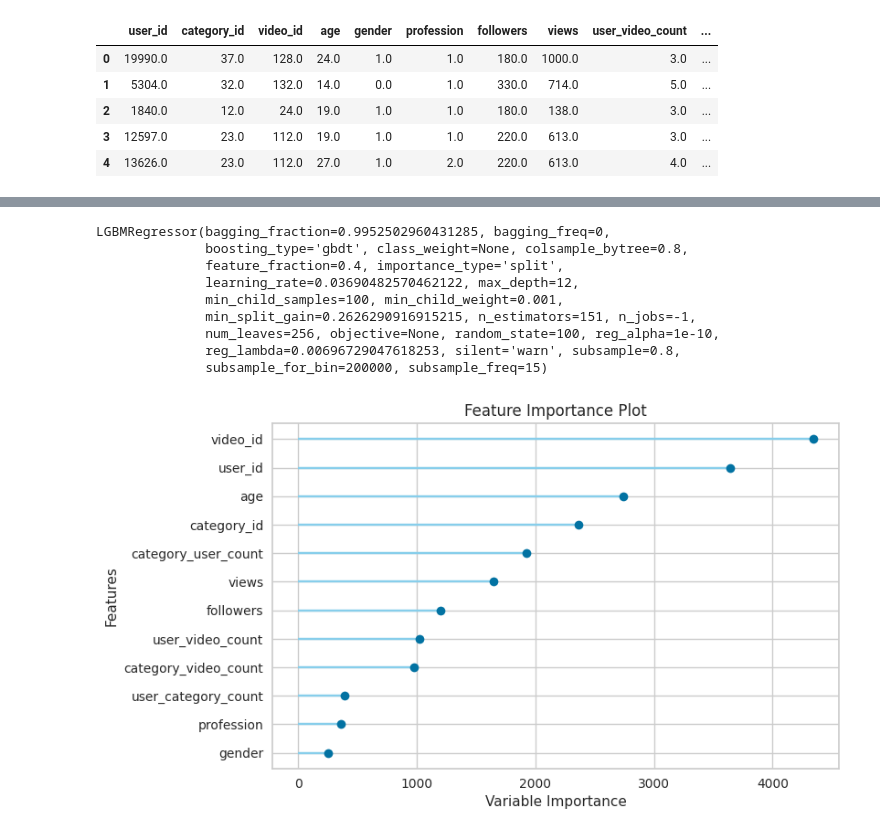
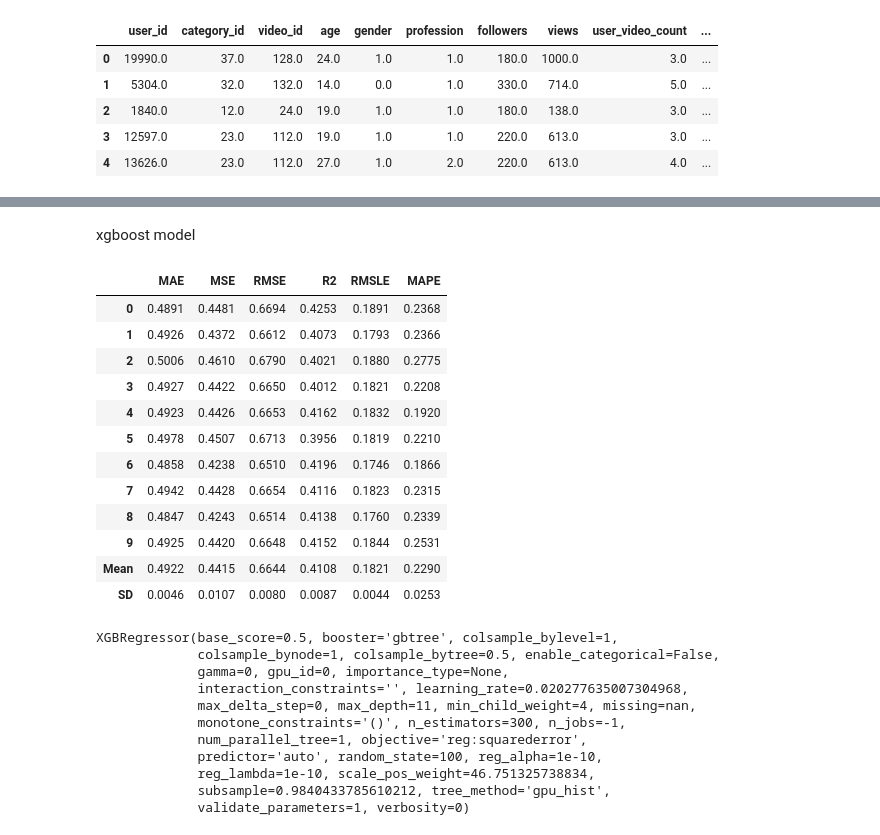
Before and after one commit to baskarsambandamurthy/jobathon-feb-2022, a Jupyter notebook: jobathon-feb-2022-preproc.ipynb, the cells around one changed output, grey strips where cells are left out. Drawn from its saved outputs; the diff is of its cells as text; code cells hidden in the pictures.

Commit message:
Tuned XGBoost Model

```diff
--- a/jobathon-feb-2022-preproc.ipynb
+++ b/jobathon-feb-2022-preproc.ipynb
@@ -529,12 +344,0 @@ lgbm= tuned_lgbm
-# %%
-lgbm
-# %% [output]
-LGBMRegressor(bagging_fraction=0.9952502960431285, bagging_freq=0,
-              boosting_type='gbdt', class_weight=None, colsample_bytree=0.8,
-              feature_fraction=0.4, importance_type='split',
-              learning_rate=0.03690482570462122, max_depth=12,
-              min_child_samples=100, min_child_weight=0.001,
-              min_split_gain=0.2626290916915215, n_estimators=151, n_jobs=-1,
-              num_leaves=256, objective=None, random_state=100, reg_alpha=1e-10,
-              reg_lambda=0.00696729047618253, silent='warn', subsample=0.8,
-              subsample_for_bin=200000, subsample_freq=15)
@@ -541,4 +347,43 @@ LGBMRegressor(bagging_fraction=0.9952502960431285, bagging_freq=0,
 # %%
-plot_model(lgbm,'feature_all')
+# plot_model(lgbm,'feature_all')
-# %% [output]
-[figure, removed]
+# %% [markdown]
+xgboost model
+# %%
+%%time
+xgbm=create_model('xgboost',base_score=0.5, booster='gbtree', colsample_bylevel=1,
+             colsample_bynode=1, colsample_bytree=0.5, enable_categorical=False,
+             gamma=0, gpu_id=0, importance_type=None,
+             interaction_constraints='', learning_rate=0.020277635007304968,
+             max_delta_step=0, max_depth=11, min_child_weight=4,
+             monotone_constraints='()', n_estimators=300, n_jobs=-1,
+             num_parallel_tree=1, objective='reg:squarederror',
+             predictor='auto', random_state=100, reg_alpha=1e-10,
+             reg_lambda=1e-10, scale_pos_weight=46.751325738834,
+             subsample=0.9840433785610212, tree_method='gpu_hist',
+             validate_parameters=1, verbosity=0)
+xgbm
+# %% [output]
+|  | MAE | MSE | RMSE | R2 | RMSLE | MAPE |
+| 0 | 0.4891 | 0.4481 | 0.6694 | 0.4253 | 0.1891 | 0.2368 |
+| 1 | 0.4926 | 0.4372 | 0.6612 | 0.4073 | 0.1793 | 0.2366 |
+| 2 | 0.5006 | 0.4610 | 0.6790 | 0.4021 | 0.1880 | 0.2775 |
+| 3 | 0.4927 | 0.4422 | 0.6650 | 0.4012 | 0.1821 | 0.2208 |
+| 4 | 0.4923 | 0.4426 | 0.6653 | 0.4162 | 0.1832 | 0.1920 |
+| 5 | 0.4978 | 0.4507 | 0.6713 | 0.3956 | 0.1819 | 0.2210 |
+| 6 | 0.4858 | 0.4238 | 0.6510 | 0.4196 | 0.1746 | 0.1866 |
+| 7 | 0.4942 | 0.4428 | 0.6654 | 0.4116 | 0.1823 | 0.2315 |
+| 8 | 0.4847 | 0.4243 | 0.6514 | 0.4138 | 0.1760 | 0.2339 |
+| 9 | 0.4925 | 0.4420 | 0.6648 | 0.4152 | 0.1844 | 0.2531 |
+| Mean | 0.4922 | 0.4415 | 0.6644 | 0.4108 | 0.1821 | 0.2290 |
+| SD | 0.0046 | 0.0107 | 0.0080 | 0.0087 | 0.0044 | 0.0253 |
+XGBRegressor(base_score=0.5, booster='gbtree', colsample_bylevel=1,
+             colsample_bynode=1, colsample_bytree=0.5, enable_categorical=False,
+             gamma=0, gpu_id=0, importance_type=None,
+             interaction_constraints='', learning_rate=0.020277635007304968,
+             max_delta_step=0, max_depth=11, min_child_weight=4, missing=nan,
+             monotone_constraints='()', n_estimators=300, n_jobs=-1,
+             num_parallel_tree=1, objective='reg:squarederror',
+             predictor='auto', random_state=100, reg_alpha=1e-10,
+             reg_lambda=1e-10, scale_pos_weight=46.751325738834,
+             subsample=0.9840433785610212, tree_method='gpu_hist',
+             validate_parameters=1, verbosity=0)
```
Also changed, not shown: parts of 24 cells of this notebook.
